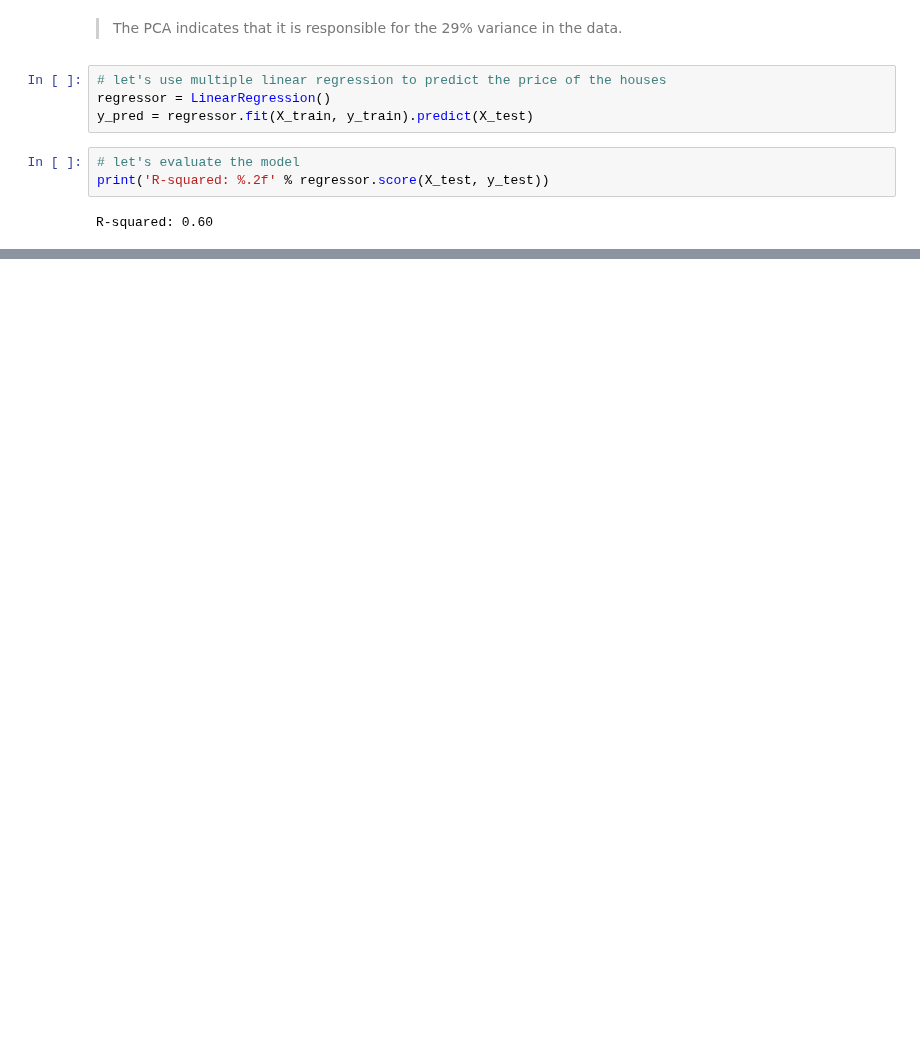
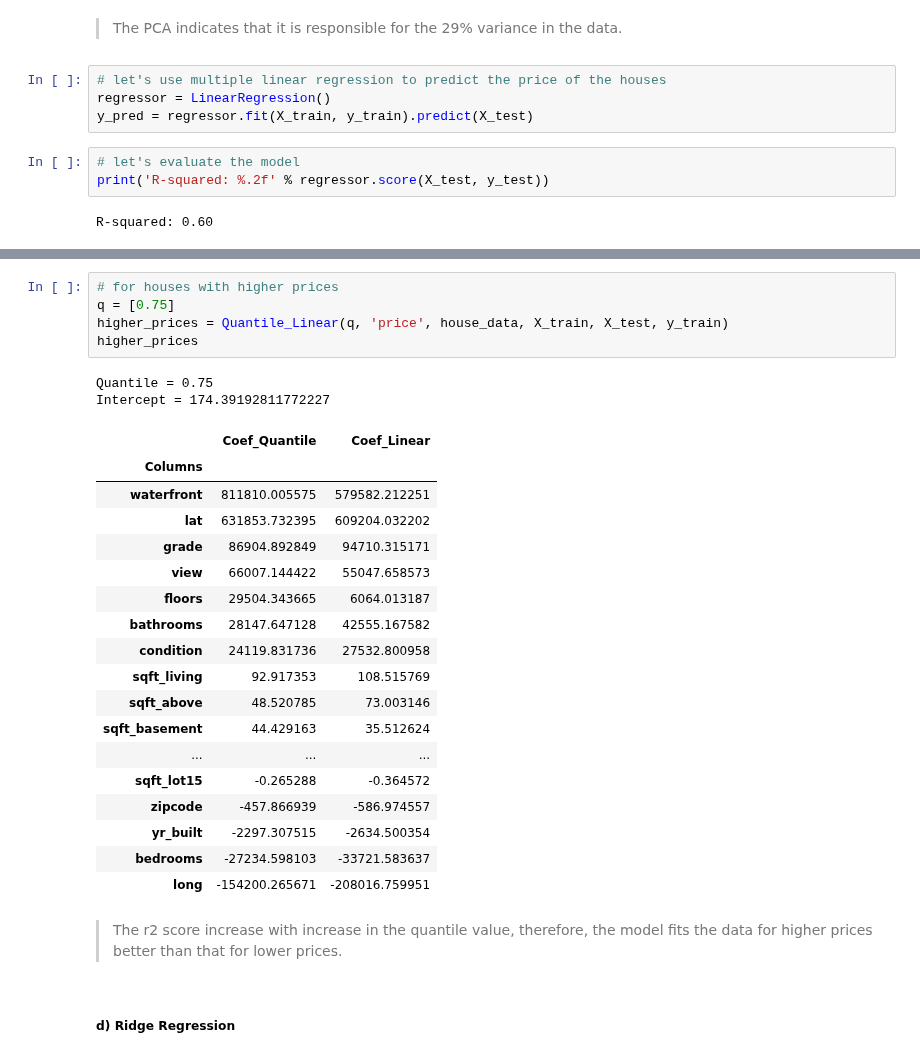
Before and after one commit to stogaja/Python-ML-Projects, a Jupyter notebook: Regression with Hass Consulting Company/app.ipynb, the cells around one changed output, grey strips where cells are left out. Saved outputs shown, nothing was run; the diff lists cells and outputs as text; blank space fills up the shorter version.

```diff
--- a/Regression with Hass Consulting Company/app.ipynb
+++ b/Regression with Hass Consulting Company/app.ipynb
@@ -611,0 +898,30 @@ R-squared: 0.60
+# %%
+# for houses with higher prices
+q = [0.75]
+higher_prices = Quantile_Linear(q, 'price', house_data, X_train, X_test, y_train)
+higher_prices
+# %% [output]
+Quantile = 0.75
+Intercept = 174.39192811772227
+|  | Coef_Quantile | Coef_Linear |
+| Columns |  |  |
+| waterfront | 811810.005575 | 579582.212251 |
+| lat | 631853.732395 | 609204.032202 |
+| grade | 86904.892849 | 94710.315171 |
+| view | 66007.144422 | 55047.658573 |
+| floors | 29504.343665 | 6064.013187 |
+| bathrooms | 28147.647128 | 42555.167582 |
+| condition | 24119.831736 | 27532.800958 |
+| sqft_living | 92.917353 | 108.515769 |
+| sqft_above | 48.520785 | 73.003146 |
+| sqft_basement | 44.429163 | 35.512624 |
+| ... | ... | ... |
+| sqft_lot15 | -0.265288 | -0.364572 |
+| zipcode | -457.866939 | -586.974557 |
+| yr_built | -2297.307515 | -2634.500354 |
+| bedrooms | -27234.598103 | -33721.583637 |
+| long | -154200.265671 | -208016.759951 |
+# %% [markdown]
+> The r2 score increase with increase in the quantile value, therefore, the model fits the data for higher prices better than that for lower prices.
+# %% [markdown]
+##### d) Ridge Regression
```
Also changed, not shown: parts of 37 cells of this notebook.
